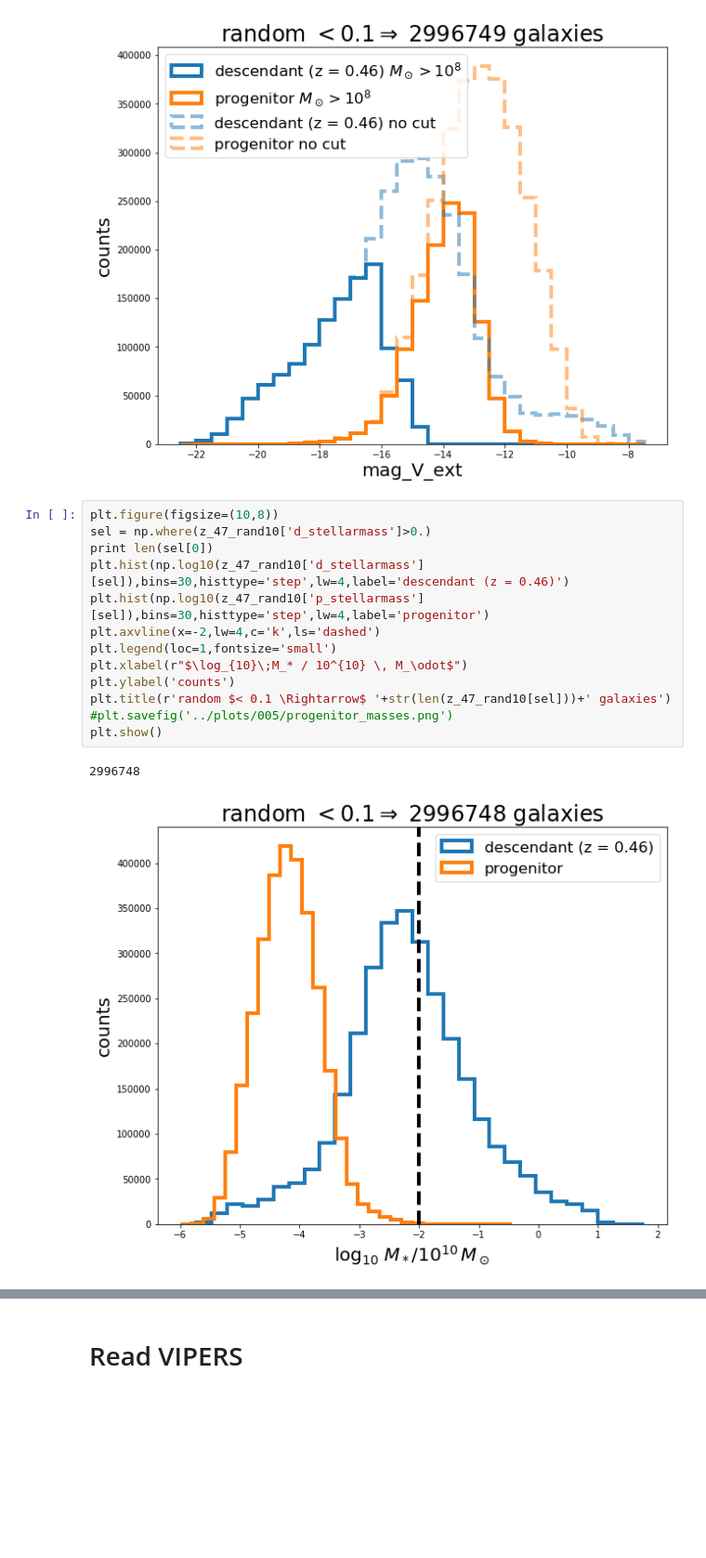
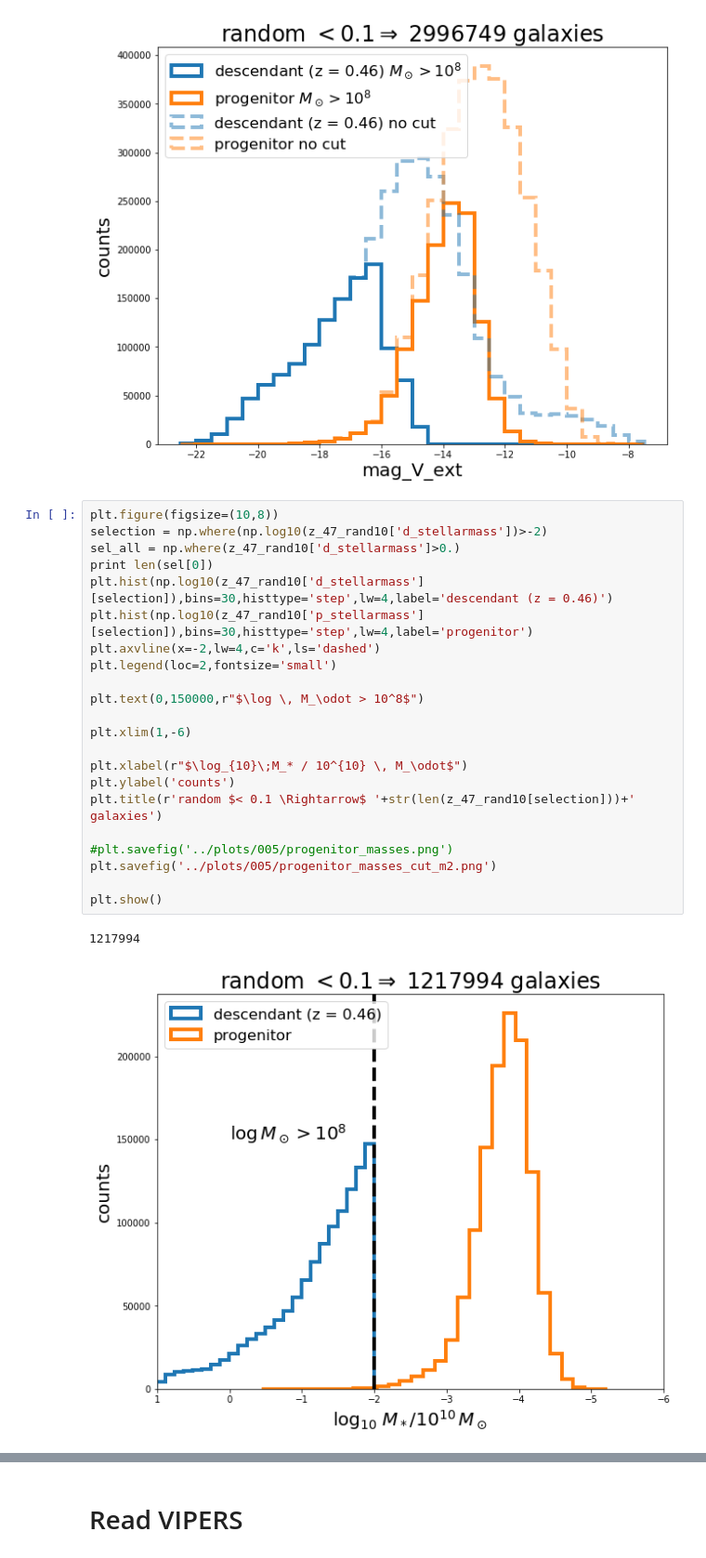
Before and after one commit to GiorgioManzoni/VIPERS_GALFORM, a Jupyter notebook: 005_progenitor.ipynb, the cells around one changed output, grey strips where cells are left out. Shown at 93% size. Saved outputs shown, nothing was run; the diff lists cells and outputs as text; blank space fills up the shorter version.

```diff
--- a/005_progenitor.ipynb
+++ b/005_progenitor.ipynb
@@ -771,19 +790,28 @@ plt.show()
 [figure]
 # %%
 plt.figure(figsize=(10,8))
-sel = np.where(z_47_rand10['d_stellarmass']>0.)
+selection = np.where(np.log10(z_47_rand10['d_stellarmass'])>-2)
+sel_all = np.where(z_47_rand10['d_stellarmass']>0.)
 print len(sel[0])
-plt.hist(np.log10(z_47_rand10['d_stellarmass'][sel]),bins=30,histtype='step',lw=4,label='descendant (z = 0.46)')
-plt.hist(np.log10(z_47_rand10['p_stellarmass'][sel]),bins=30,histtype='step',lw=4,label='progenitor')
+plt.hist(np.log10(z_47_rand10['d_stellarmass'][selection]),bins=30,histtype='step',lw=4,label='descendant (z = 0.46)')
+plt.hist(np.log10(z_47_rand10['p_stellarmass'][selection]),bins=30,histtype='step',lw=4,label='progenitor')
 plt.axvline(x=-2,lw=4,c='k',ls='dashed')
-plt.legend(loc=1,fontsize='small')
+plt.legend(loc=2,fontsize='small')
+
+plt.text(0,150000,r"$\log \, M_\odot > 10^8$")
+
+plt.xlim(1,-6)
+
 plt.xlabel(r"$\log_{10}\;M_* / 10^{10} \, M_\odot$")
 plt.ylabel('counts')
-plt.title(r'random $< 0.1 \Rightarrow$ '+str(len(z_47_rand10[sel]))+' galaxies')
+plt.title(r'random $< 0.1 \Rightarrow$ '+str(len(z_47_rand10[selection]))+' galaxies')
+
 #plt.savefig('../plots/005/progenitor_masses.png')
+plt.savefig('../plots/005/progenitor_masses_cut_m2.png')
+
 plt.show()
 # %% [output]
-2996748
+1217994
-[figure, old version]
+[figure, new version]
 # %%
 plt.figure(figsize=(10,8))
```
Also changed, not shown: parts of 5 cells of this notebook.
